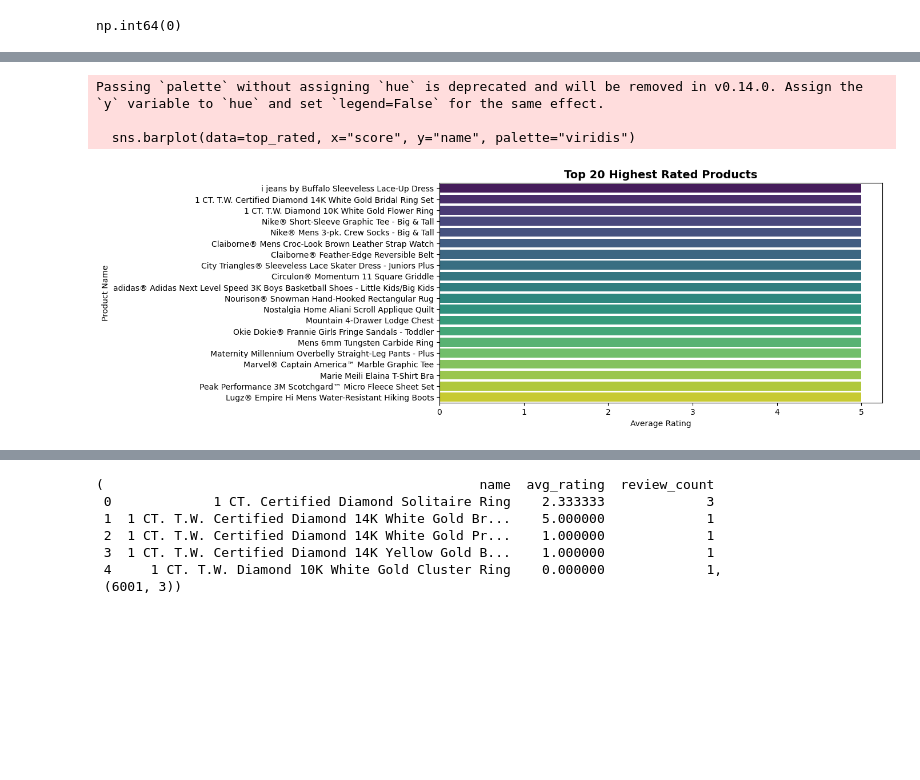
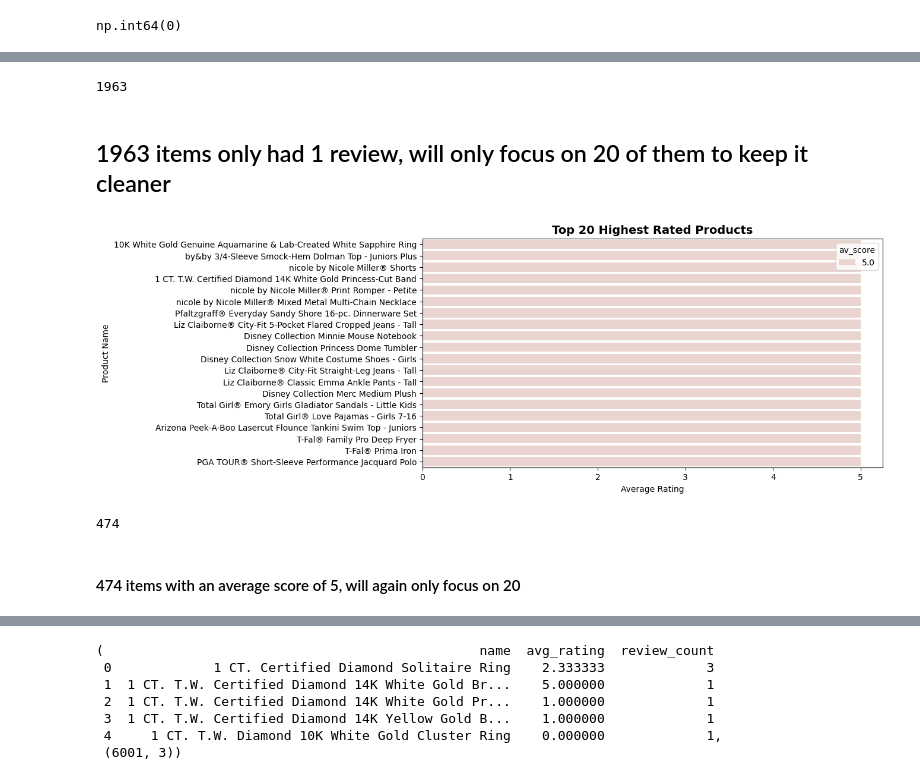
Before and after one commit to johnjtj92/BD2Project, a Jupyter notebook: 3034152_BD2.ipynb, the cells around one changed output, grey strips where cells are left out. Drawn from its saved outputs; the diff is of its cells as text; code cells hidden in the pictures; blank space fills up the shorter version.

Commit message:
Data cleaned - Some Analysis
Finished cleaning data and beginning to do some plots and create/answer some questions

```diff
--- a/3034152_BD2.ipynb
+++ b/3034152_BD2.ipynb
@@ -664,10 +746,10 @@ memory usage: 63.9+ MB
 # %%
-final_merged = final_merged.drop(columns=[   #Dropping all the columns that were duplicates when merged
+final_merged = final_merged.drop(columns=[
+    "sku_json",          #Dropping all the columns that were duplicates when merged
     "name_json",
     "description_json",
     "price_json",
     "av_score_json",
-    "username_json",
     "review_json",
     "score_json",
     "dob_jsonrev",
@@ -881,0 +998,2 @@ plt.show()
+# %%
+final_merged["sale_price"] = pd.to_numeric(final_merged["sale_price"]) #converting sale_price type to float for analysis
@@ -903,20 +1057,29 @@ Passing `palette` without assigning `hue` is deprecated and will be removed in v
+# %%
+final_merged[final_merged["total_number_reviews"] == 1].shape[0]
+# %% [output]
+1963
+# %% [markdown]
+## 1963 items only had 1 review, will only focus on 20 of them to keep it cleaner
 # %%
 top_rated = (
-    final_merged.groupby("name")["score"]
+    final_merged.groupby("name")["av_score"]    #Dataset to show top 20 products by the average rating
     .mean()
     .sort_values(ascending=False)
     .head(20)
     .reset_index()
 )
 
 plt.figure(figsize=(10,5))
-sns.barplot(data=top_rated, x="score", y="name", palette="viridis")
+sns.barplot(data=top_rated, x="av_score", y="name", hue="av_score")
 plt.title("Top 20 Highest Rated Products", fontsize=14, weight="bold")
 plt.xlabel("Average Rating")
 plt.ylabel("Product Name")
 plt.show()
 # %% [output]
-Passing `palette` without assigning `hue` is deprecated and will be removed in v0.14.0. Assign the `y` variable to `hue` and set `legend=False` for the same effect.
-
-  sns.barplot(data=top_rated, x="score", y="name", palette="viridis")
-[figure, old version]
+[figure, new version]
+# %%
+final_merged[final_merged["av_score"] == 5].shape[0]
+# %% [output]
+474
+# %% [markdown]
+#### 474 items with an average score of 5, will again only focus on 20
```
Also changed, not shown: parts of 54 cells of this notebook.
